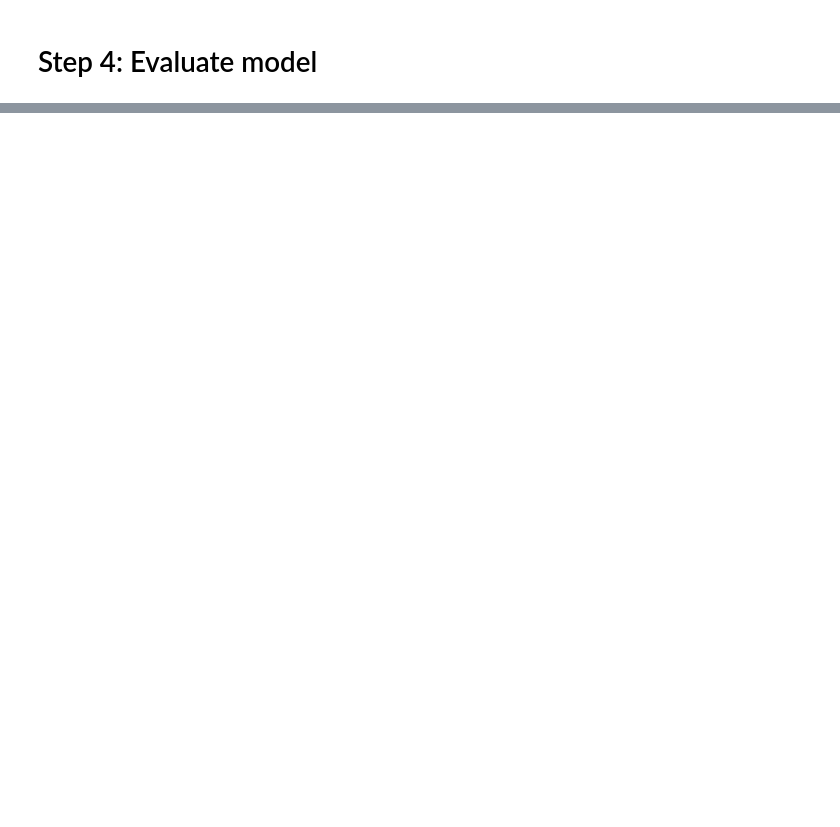
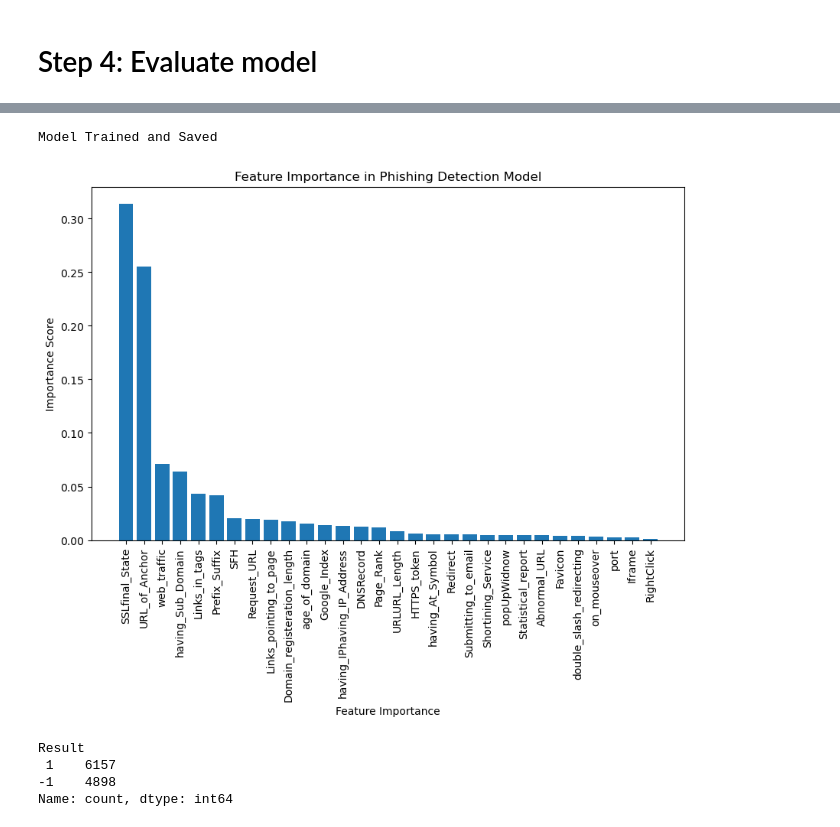
Before and after one commit to Final-year-Project-SecureLinkScanner/training_model, a Jupyter notebook: random_forest_model_train.ipynb, the cells around one changed output, grey strips where cells are left out. Cells and saved outputs as stored; diff of their text form; code cells hidden in the pictures; blank space fills up the shorter version.

Commit message:
Grid model picking up Phishing URLs

```diff
--- a/random_forest_model_train.ipynb
+++ b/random_forest_model_train.ipynb
@@ -89,2 +79,10 @@ skf = StratifiedKFold(n_splits=5, shuffle=True, random_state=42)
+# %%
+# Define parameter grid
+param_grid = {
+    'max_depth': [8, 10, 12, 15, 20],
+    'n_estimators': [200, 300],
+    'min_samples_split': [2, 3, 5],
+    'min_samples_leaf': [1, 2, 3]
+}
 # %%
 # Initialize RandomForest Model
@@ -110,0 +90,12 @@ cv_scores = cross_val_score(model, X, y, cv=skf, scoring='accuracy')
+# %%
+# Perform Grid Search
+from sklearn.model_selection import GridSearchCV
+
+
+# Perform Grid Search with 5-fold Cross-Validation
+grid_search = GridSearchCV(model, param_grid, cv=5, scoring='accuracy', n_jobs=-1)
+grid_search.fit(X_train, y_train)
+
+# Get Best Parameters and Best Accuracy
+best_params = grid_search.best_params_
+best_score = grid_search.best_score_
@@ -110,0 +110,4 @@ cv_scores = cross_val_score(model, X, y, cv=skf, scoring='accuracy')
+# %%
+# Train the model with best parameters
+best_model = RandomForestClassifier(**best_params, random_state=42, n_jobs=-1)
+best_model.fit(X_train, y_train)
@@ -122,3 +121,0 @@ Standard Deviation: 0.0042
-# %%
-# Train the model on the full dataset
-model.fit(X, y)
@@ -132,0 +137,33 @@ joblib.dump(model, 'Final_model3.pkl')
+# %%
+import joblib
+joblib.dump(best_model, 'Trained_Models/Final_Grid_model1.pkl')  # Save model in scikit-learn 1.6.1
+print("Model Trained and Saved")
+# %% [output]
+Model Trained and Saved
+# %%
+import matplotlib.pyplot as plt
+
+# Get feature importance from the trained model
+feature_importance = best_model.feature_importances_
+feature_names = X.columns
+
+# Sort features by importance
+sorted_idx = np.argsort(feature_importance)[::-1]
+
+# Plot the feature importance
+plt.figure(figsize=(10, 6))
+plt.bar(range(len(feature_importance)), feature_importance[sorted_idx], align="center")
+plt.xticks(range(len(feature_importance)), [feature_names[i] for i in sorted_idx], rotation=90)
+plt.xlabel("Feature Importance")
+plt.ylabel("Importance Score")
+plt.title("Feature Importance in Phishing Detection Model")
+plt.show()
+# %% [output]
+[figure, added]
+# %%
+print(df['Result'].value_counts())
+# %% [output]
+Result
+ 1    6157
+-1    4898
+Name: count, dtype: int64
```
Also changed, not shown: parts of 16 cells of this notebook, 1 other file.
